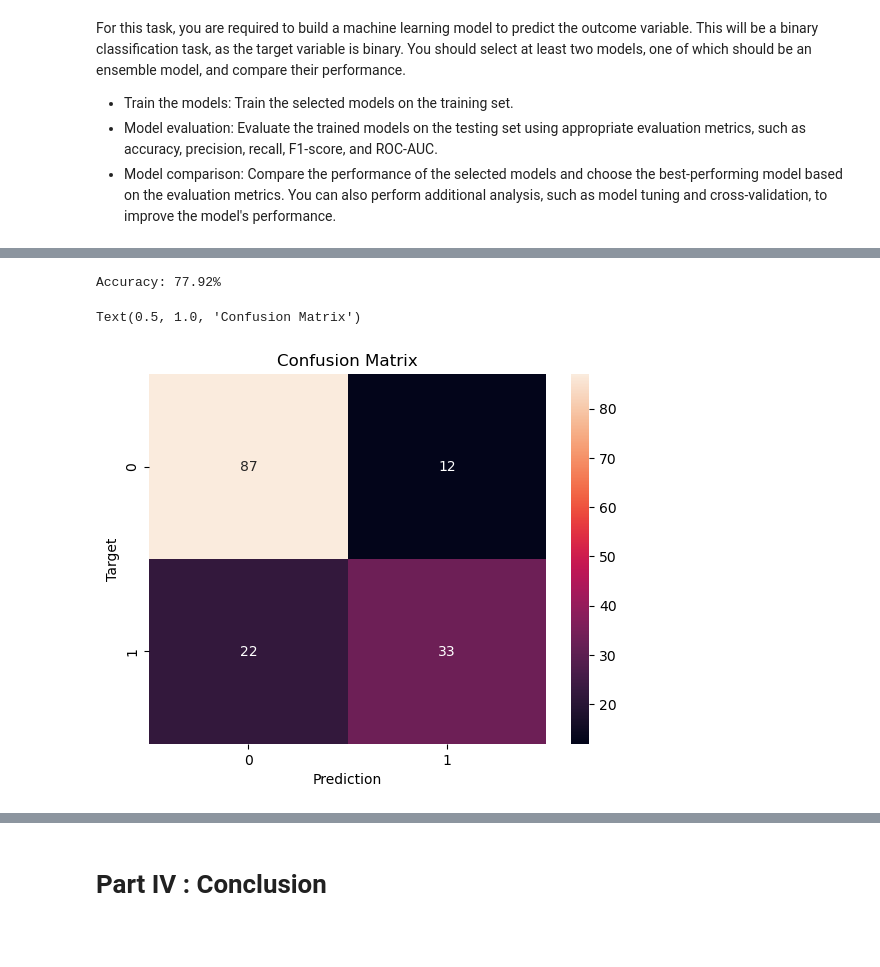
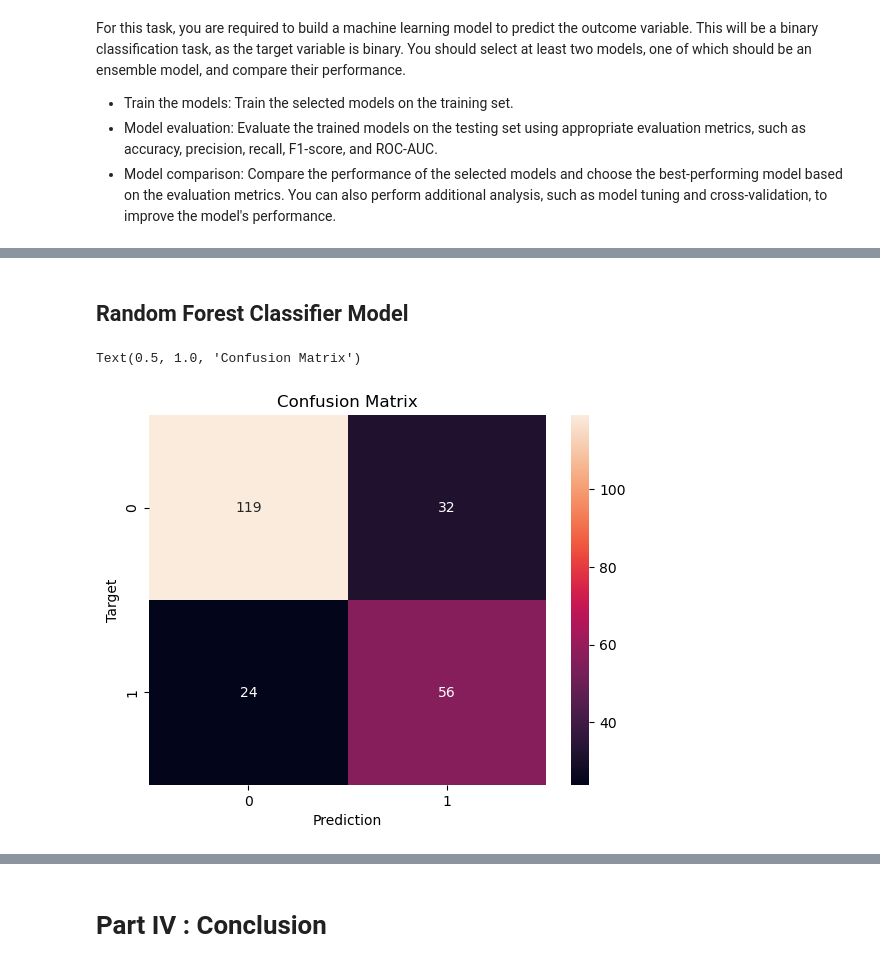
Before and after one commit to SamTheDataGuy/ml-project-supervised-learning, a Jupyter notebook: Supervised Learning - Project.ipynb, the cells around one changed output, grey strips where cells are left out. Saved outputs shown, nothing was run; the diff lists cells and outputs as text; code cells hidden in the pictures; blank space fills up the shorter version.

```diff
--- a/Supervised Learning - Project.ipynb
+++ b/Supervised Learning - Project.ipynb
@@ -122,9 +188,6 @@ df.head()
 # %%
-# Changing zeros to mean for all columns except pregnancies
+# Changing zeros to mean for Glucose, BloodPressure, and BMI
 
 df['Glucose'] = np.where(df['Glucose']==0,df['Glucose'].mean(),df['Glucose'])
 df['BloodPressure'] = np.where(df['BloodPressure']==0,df['BloodPressure'].mean(),df['BloodPressure'])
-df['SkinThickness'] = np.where(df['SkinThickness']==0,df['SkinThickness'].mean(),df['SkinThickness'])
 df['BMI'] = np.where(df['BMI']==0,df['BMI'].mean(),df['BMI'])
-df['DiabetesPedigreeFunction'] = np.where(df['DiabetesPedigreeFunction']==0,df['DiabetesPedigreeFunction'].mean(),df['DiabetesPedigreeFunction'])
-df['Age'] = np.where(df['Age']==0,df['Age'].mean(),df['Age'])
@@ -134,10 +216,2 @@ df['Age'] = np.where(df['Age']==0,df['Age'].mean(),df['Age'])
 X = df.drop('Outcome',axis=1)
 y = df['Outcome']
-# %%
-# Scaling
-from sklearn.preprocessing import MinMaxScaler
-scaler = MinMaxScaler()
-scaler.fit(X)
-X_scaled = pd.DataFrame(data=scaler.transform(X))
-X_scaled.columns = X.columns
-X_scaled
@@ -171,29 +276,25 @@ X_train, X_test, y_train, y_test= train_test_split(X_scaled, y, test_size=0.2, r
+# %% [markdown]
+## Random Forest Classifier Model
+# %%
+# Splitting data into train and test sets, using 70/30 ratio
+from sklearn.model_selection import train_test_split
+X_train, X_test, y_train, y_test = train_test_split(X, y, test_size=0.3, random_state=42)
 # %%
-# Training the model
+# Training the random foresr classifier model
+from sklearn.ensemble import RandomForestClassifier
 
-from sklearn.linear_model import LogisticRegression
-
-clf = LogisticRegression()
-clf.fit(X_train, y_train)
-y_pred = clf.predict(X_test)
+rf = RandomForestClassifier(random_state=0)
+rf.fit(X_train,y_train)
+y_pred_rf = rf.predict(X_test)
-# %%
-# Calculating the accuracy of the model
-
-from sklearn.metrics import accuracy_score
-accuracy = accuracy_score(y_test, y_pred)
-print("Accuracy: {:.2f}%".format(accuracy * 100))
-# %% [output]
-Accuracy: 77.92%
 # %%
 # Confusion matrix to help evaluate the model
 
-from sklearn.metrics import confusion_matrix
-cf = confusion_matrix(y_test, y_pred)
+cf = confusion_matrix(y_test, y_pred_rf)
 plt.figure()
-sns.heatmap(cf, annot=True)
+sns.heatmap(cf, annot=True, fmt='')
 plt.xlabel('Prediction')
 plt.ylabel('Target')
 plt.title('Confusion Matrix')
 # %% [output]
 Text(0.5, 1.0, 'Confusion Matrix')
-[figure, old version]
+[figure, new version]
```
Also changed, not shown: parts of 45 cells of this notebook, 3 other files.
